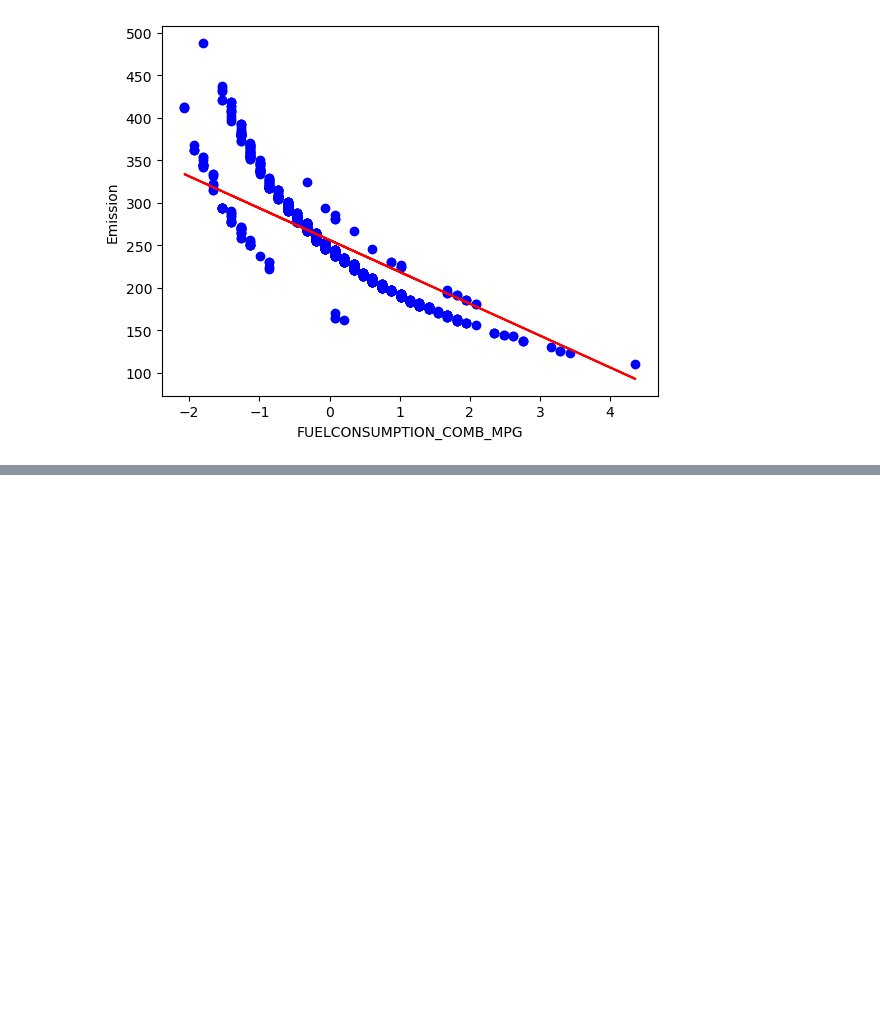
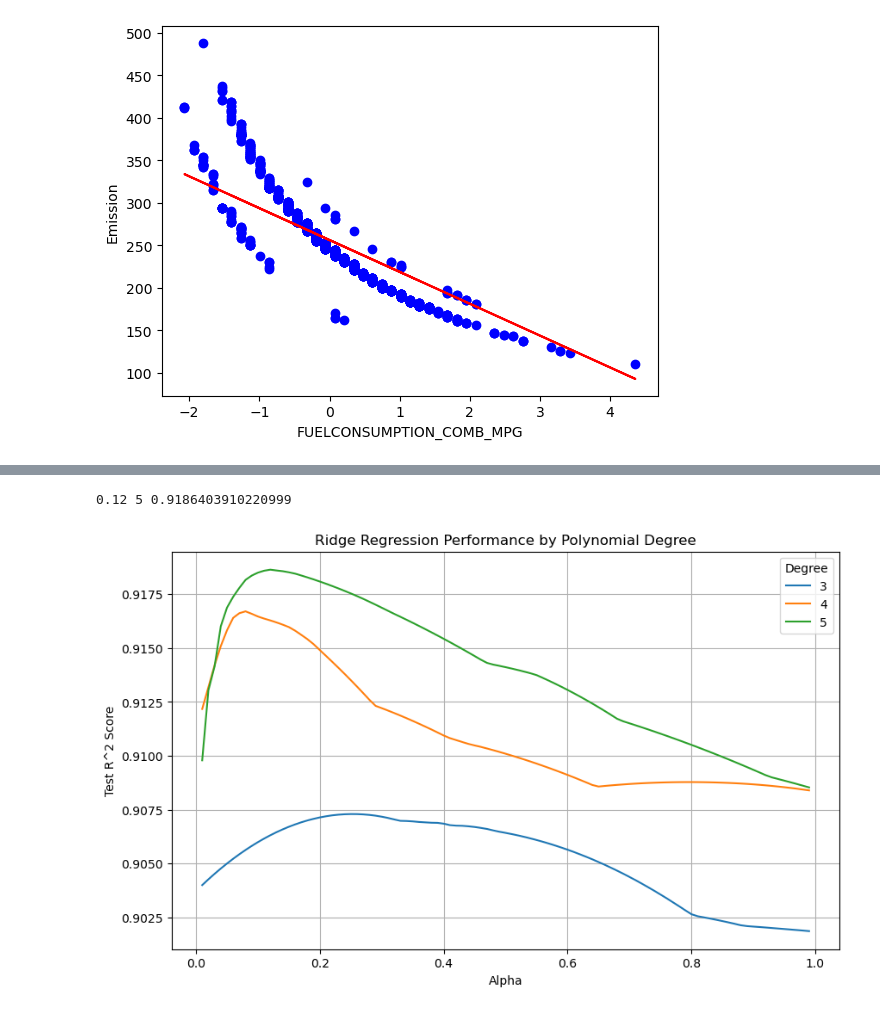
Before and after one commit to zahra-ahmadbeigloo/Data-analysis-projects, a Jupyter notebook: Fuel-Consumption/Fuel-Consumption.ipynb, the cells around one changed output, grey strips where cells are left out. Saved outputs shown, nothing was run; the diff lists cells and outputs as text; code cells hidden in the pictures; blank space fills up the shorter version.

```diff
--- a/Fuel-Consumption/Fuel-Consumption.ipynb
+++ b/Fuel-Consumption/Fuel-Consumption.ipynb
@@ -263,0 +352,38 @@ plt.show()
+# %%
+results_lasso = []
+order = [3, 4, 5]
+alpha = np.arange(0.01, 1, 0.01)
+
+for i in order:
+    pr = PolynomialFeatures(degree=i)
+    X_train_pr = pr.fit_transform(X_train)
+    X_test_pr = pr.transform(X_test)
+
+    for j in alpha:
+        LL = Lasso(alpha=j, max_iter=10000)
+        LL.fit(X_train_pr, y_train)
+        test_score = LL.score(X_test_pr, y_test)
+        train_score = LL.score(X_train_pr, y_train)
+        results_lasso.append({'degree': i,'alpha': j,'r2_train': train_score,'r2_test': test_score})
+        if test_score == max([r["r2_test"] for r in results_lasso]):
+            al = j
+            bl = i
+            max_r2 = test_score
+
+print(al, bl, max_r2)
+
+# Create DataFrame for plotting
+df = pd.DataFrame(results_lasso)
+
+# Plot test R^2 vs alpha for each polynomial degree
+plt.figure(figsize=(10, 6))
+sns.lineplot(data=df, x='alpha', y='r2_test', hue='degree', palette='tab10')
+plt.xlabel('Alpha')
+plt.ylabel('Test R^2 Score')
+plt.title('Ridge Regression Performance by Polynomial Degree')
+plt.legend(title='Degree')
+plt.grid(True)
+plt.show()
+# %% [output]
+0.12 5 0.9186403910220999
+[figure, added]
```
Also changed, not shown: parts of 7 cells of this notebook.
